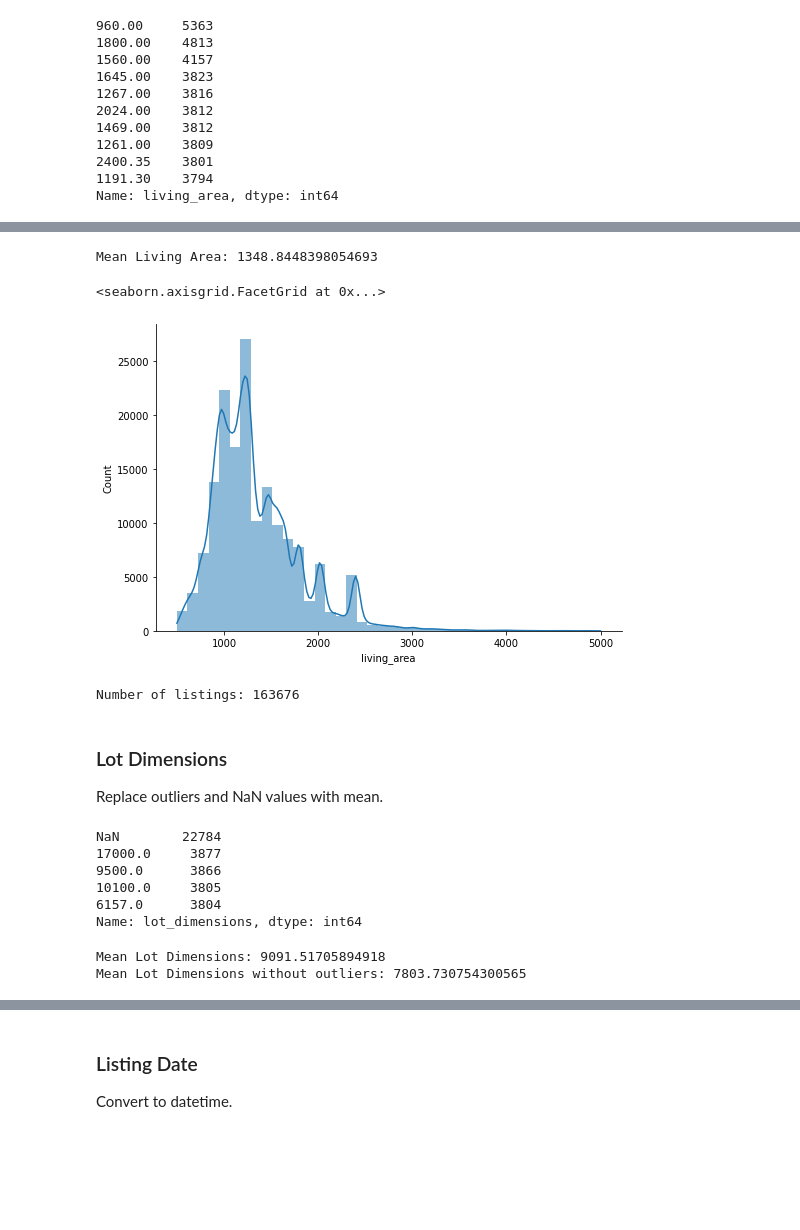
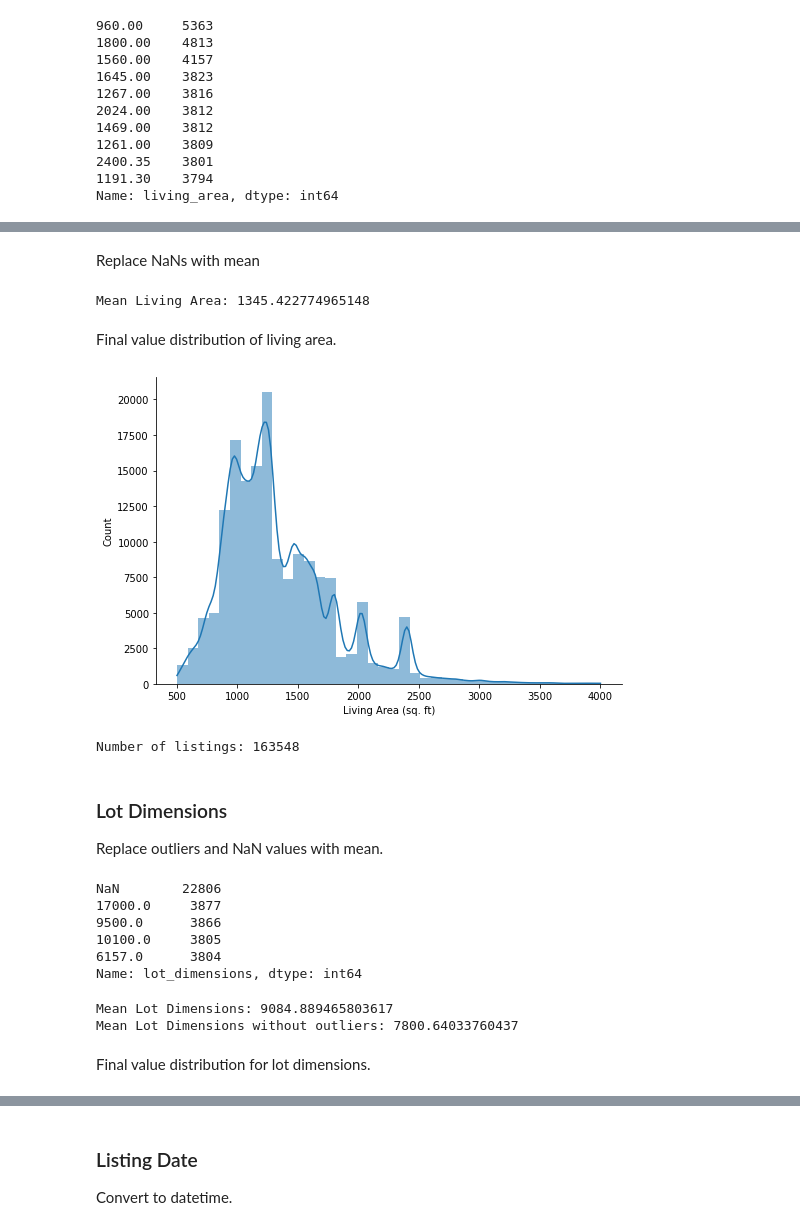
Before and after one commit to simkass/quebec-real-estate-analysis, a Jupyter notebook: notebooks/preprocessing.ipynb, the cells around one changed output, grey strips where cells are left out. Drawn from its saved outputs; the diff is of its cells as text; code cells hidden in the pictures; blank space fills up the shorter version.

```diff
--- a/notebooks/preprocessing.ipynb
+++ b/notebooks/preprocessing.ipynb
@@ -112,8 +116,12 @@ Name: living_area, dtype: int64
+# %%
+min_living_area = 500
+max_living_area = 4000
 # %%
-# Remove outliers
-listings_df = listings_df[listings_df['living_area'] > 500]
-listings_df = listings_df[listings_df['living_area'] < 5000]
+listings_df = listings_df[listings_df['living_area'] >= min_living_area]
+listings_df = listings_df[listings_df['living_area'] <= max_living_area]
 listings_df['living_area'] = listings_df['living_area'].astype(int)
+# %% [markdown]
+Replace NaNs with mean
 # %%
 mean_living_area = listings_df['living_area'].dropna().mean()
 print("Mean Living Area: " + str(mean_living_area))
@@ -121,23 +129,26 @@ print("Mean Living Area: " + str(mean_living_area))
 # Fill the NaN living areas with the mean value
 listings_df['living_area'] = listings_df['living_area'].fillna(mean_living_area)
 # %% [output]
-Mean Living Area: 1348.8448398054693
+Mean Living Area: 1345.422774965148
+# %% [markdown]
+Final value distribution of living area.
 # %%
-sns.displot(listings_df, x='living_area', kde=True, fill=True, bins=40, height=5, aspect=1.5, linewidth=0)
+ax = sns.displot(listings_df, x='living_area', kde=True, fill=True, bins=40, height=5, aspect=1.5, linewidth=0)
+ax.set(xlabel="Living Area (sq. ft)")
+plt.savefig('./figures/living-area-hist.png', transparent=True)
 # %% [output]
-<seaborn.axisgrid.FacetGrid at 0x...>
-[figure, old version]
+[figure, new version]
 # %%
 print("Number of listings: " + str(len(listings_df)))
 # %% [output]
-Number of listings: 163676
+Number of listings: 163548
 # %% [markdown]
 ### Lot Dimensions
 Replace outliers and NaN values with mean.
 # %%
 listings_df['lot_dimensions'].value_counts(dropna=False).iloc[0:5]
 # %% [output]
-NaN        22784
+NaN        22806
 17000.0     3877
 9500.0      3866
 10100.0     3805
@@ -153,8 +164,8 @@ mean_lot_dimensions_no_outliers = listings_df[listings_df['lot_dimensions'] < 30
 print("Mean Lot Dimensions: " + str(mean_lot_dimensions))
 print("Mean Lot Dimensions without outliers: " + str(mean_lot_dimensions_no_outliers))
 # %% [output]
-Mean Lot Dimensions: 9091.51705894918
-Mean Lot Dimensions without outliers: 7803.730754300565
+Mean Lot Dimensions: 9084.889465803617
+Mean Lot Dimensions without outliers: 7800.64033760437
 # %%
 # Replace outliers with mean value.
 listings_df.loc[(listings_df['lot_dimensions'] > 30000), 'lot_dimensions'] = mean_lot_dimensions
@@ -163,4 +174,6 @@ listings_df.loc[(listings_df['lot_dimensions'] > 30000), 'lot_dimensions'] = mea
 listings_df['lot_dimensions'] = listings_df['lot_dimensions'].fillna(mean_lot_dimensions_no_outliers)
 
 listings_df['lot_dimensions'] = listings_df['lot_dimensions'].astype(int)
+# %% [markdown]
+Final value distribution for lot dimensions.
 # %%
```
Also changed, not shown: parts of 37 cells of this notebook.
